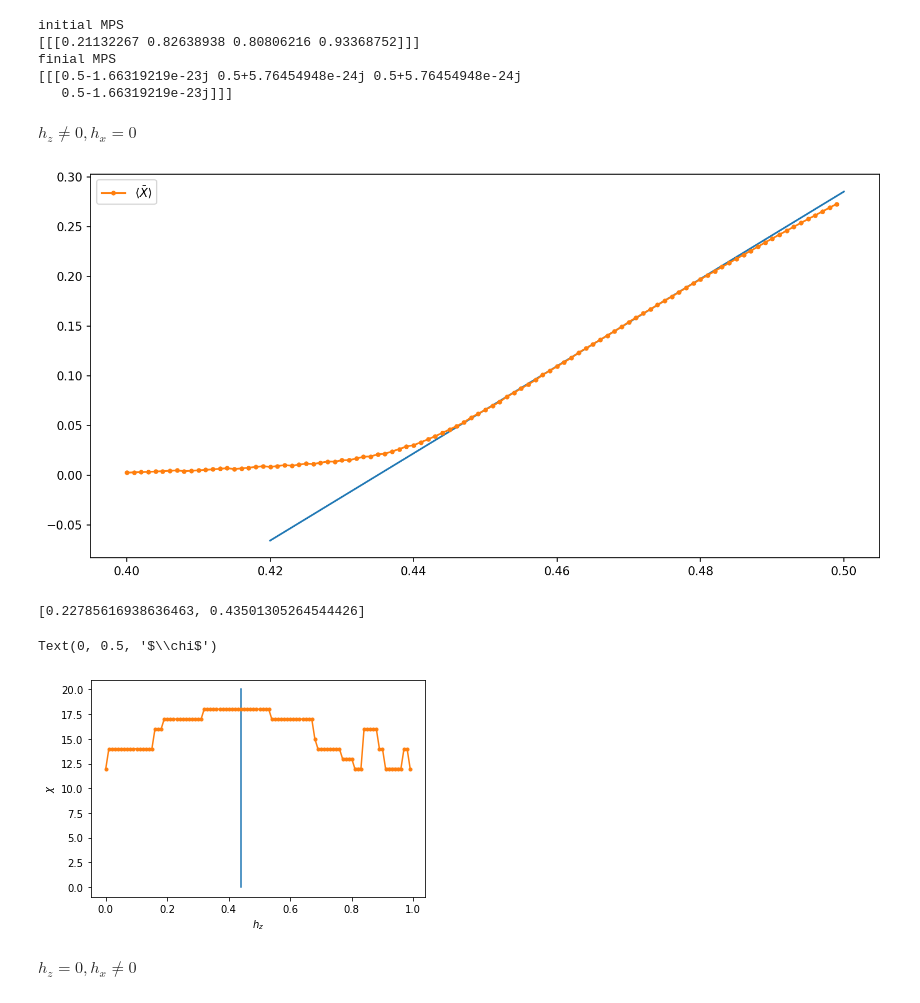
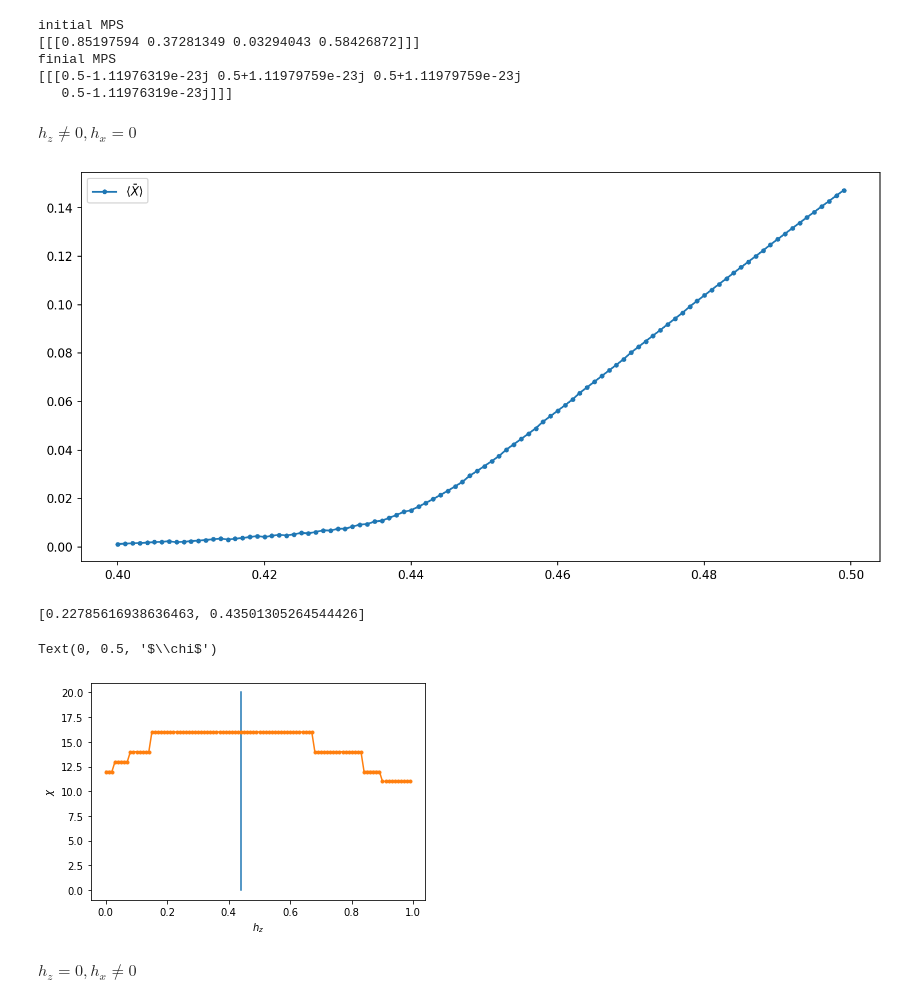
Before and after one commit to Zhuan-pitt/Toric_Code, a Jupyter notebook: wave_deformation.ipynb, the cells around one changed output. Cells and saved outputs as stored; diff of their text form; code cells hidden in the pictures.

Commit message:
single site update

```diff
--- a/wave_deformation.ipynb
+++ b/wave_deformation.ipynb
@@ -55,20 +55,20 @@ MPS.construct_from_tensor_list([B])
 MPO = iMPS.iMPO()
 MPO.construct_from_tensor_list([trans])
 MPS_power = iMPS.MPS_power_method(MPS,MPO,20)
-MPS_power.update(0,200)
+MPS_power.update(200)
 print("finial MPS")
 print(MPS.B[0])
 # %% [output]
 initial MPS
-[[[0.21132267 0.82638938 0.80806216 0.93368752]]]
+[[[0.85197594 0.37281349 0.03294043 0.58426872]]]
 finial MPS
-[[[0.5-1.66319219e-23j 0.5+5.76454948e-24j 0.5+5.76454948e-24j
-   0.5-1.66319219e-23j]]]
+[[[0.5-1.11976319e-23j 0.5+1.11979759e-23j 0.5+1.11979759e-23j
+   0.5-1.11976319e-23j]]]
 # %% [markdown]
 $h_z \neq 0, h_x = 0$
 # %%
 eigs=[]
-
+dims=[]
 lam1x=[]
 lam2x=[]
 lam3x=[]
@@ -87,11 +87,11 @@ for h in np.arange(0.4,0.5,0.001):
     MPS.svd_threshold =1e-10
 
 
-    trans = funcs.single_trans(h1=h1,h2=h2,u1="I",u2="I")
+    trans = funcs.single_trans(h1=h1,h2=h2)
 
     MPO = iMPS.iMPO()
     MPO.construct_from_tensor_list([trans])
-    MPS_power = iMPS.MPS_power_method(MPS,MPO,30)
+    MPS_power = iMPS.MPS_power_method(MPS,MPO,10)
     MPS_power.update(200)
     #print(MPS.chi[0])
     eigs.append(MPS_power.E_history[-1])
@@ -183,6 +183,7 @@ for h in np.arange(0.4,0.5,0.001):
     lam2x.append(lam2)
     lam3x.append(lam3)
     lam4x.append(lam4)
+    dims.append(MPS.chi[0])
 # %%
 eigs=[]
 lam1s=[]
@@ -208,7 +209,7 @@ for h in np.arange(0.4,0.5,0.001):
 
     MPO = iMPS.iMPO()
     MPO.construct_from_tensor_list([trans,trans])
-    MPS_power = iMPS.MPS_power_method(MPS,MPO,30)
+    MPS_power = iMPS.MPS_power_method(MPS,MPO,max_bond=16)
     MPS_power.update(200)
 
     T3 = np.zeros([1,1,4,4])
@@ -270,24 +271,24 @@ lam4x = np.real(lam4x)
 # %%
 #pyplot.plot([0.5*np.log(np.sqrt(2)+1)]*2,[0.,1])
 pyplot.figure(figsize=(12,6),dpi = 150)
-rng = np.arange(0.42,0.5,0.001)
-pyplot.plot(rng,k*rng+d)
+#rng = np.arange(0.42,0.5,0.001)
+#pyplot.plot(rng,k*rng+d)
 #pyplot.plot(np.arange(0.4,0.5,0.001),lam1s,'.-',label = '$\langle X \\rangle$')
 pyplot.plot(np.arange(0.4,0.5,0.001),1-lam4s,'.-',label = '$\langle \\bar{X}\\rangle$')
 #pyplot.plot(np.arange(0.4,0.5,0.002),lam2s)
 #pyplot.plot(np.arange(0.4,0.5,0.002),lam3s)
 #pyplot.plot(np.arange(0.4,0.5,0.001),(1-lam4s/lam1s)/2,'.-',label = '$\langle X\\bar{X} \\rangle$')
 
 
 #pyplot.plot(np.arange(0.4,0.5,0.001),lam1x,'x-',label = '$\langle X \\rangle$')
 #pyplot.plot(np.arange(0.4,0.5,0.001),1-(lam4x)**2,'x-',label = '$\langle \\bar{X}\\rangle$')
 #pyplot.plot(np.arange(0.4,0.5,0.002),lam2s)
 #pyplot.plot(np.arange(0.4,0.5,0.002),lam3s)
 #pyplot.plot(np.arange(0.4,0.5,0.001),1-lam4x/lam1x,'x-',label = '$\langle X\\bar{X} \\rangle$')
 pyplot.legend()
 pyplot.show()
 # %% [output]
-[figure, old version]
+[figure, new version]
 # %%
 y  = ((1-lam4s))[-40:-20]
 x = np.arange(0.4,0.5,0.001)[-40:-20]
@@ -303,7 +304,7 @@ pyplot.xlabel('$h_z$')
 pyplot.ylabel('$\chi$')
 # %% [output]
 Text(0, 0.5, '$\\chi$')
-[figure, old version]
+[figure, new version]
 # %% [markdown]
 $h_z = 0, h_x \neq 0$
 # %%
```
Also changed, not shown: parts of 1 cell of this notebook, 7 other files.
